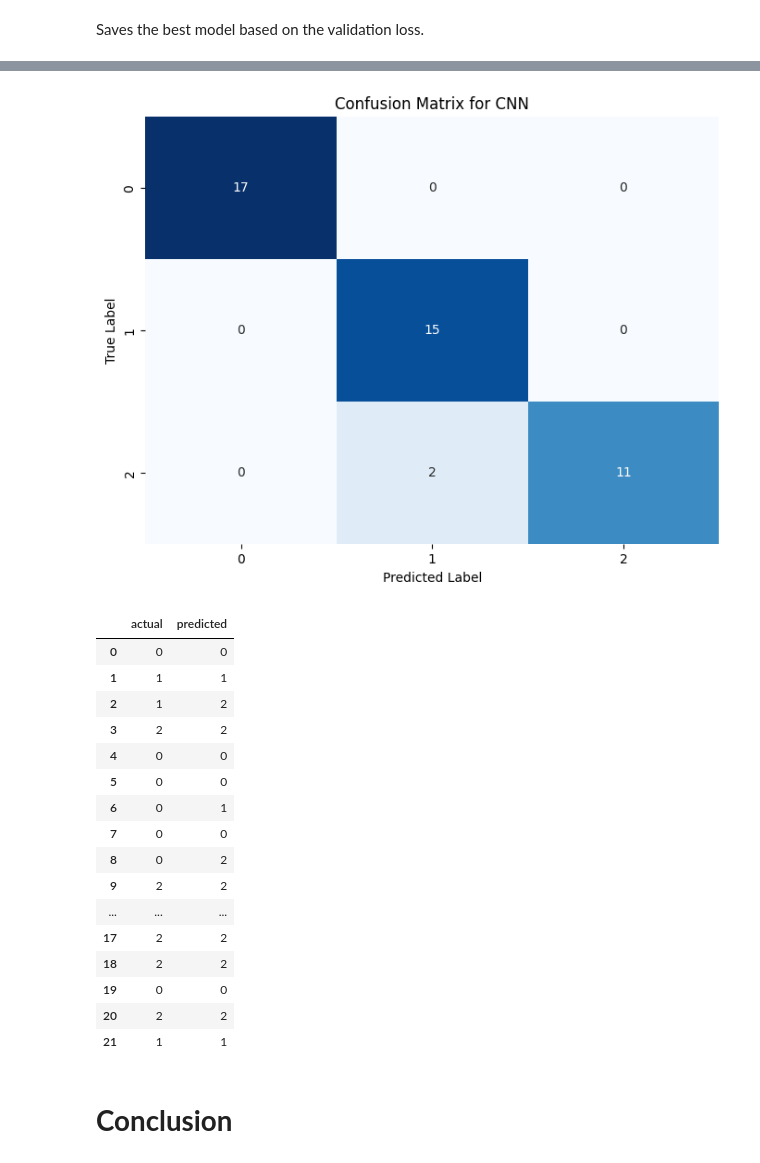
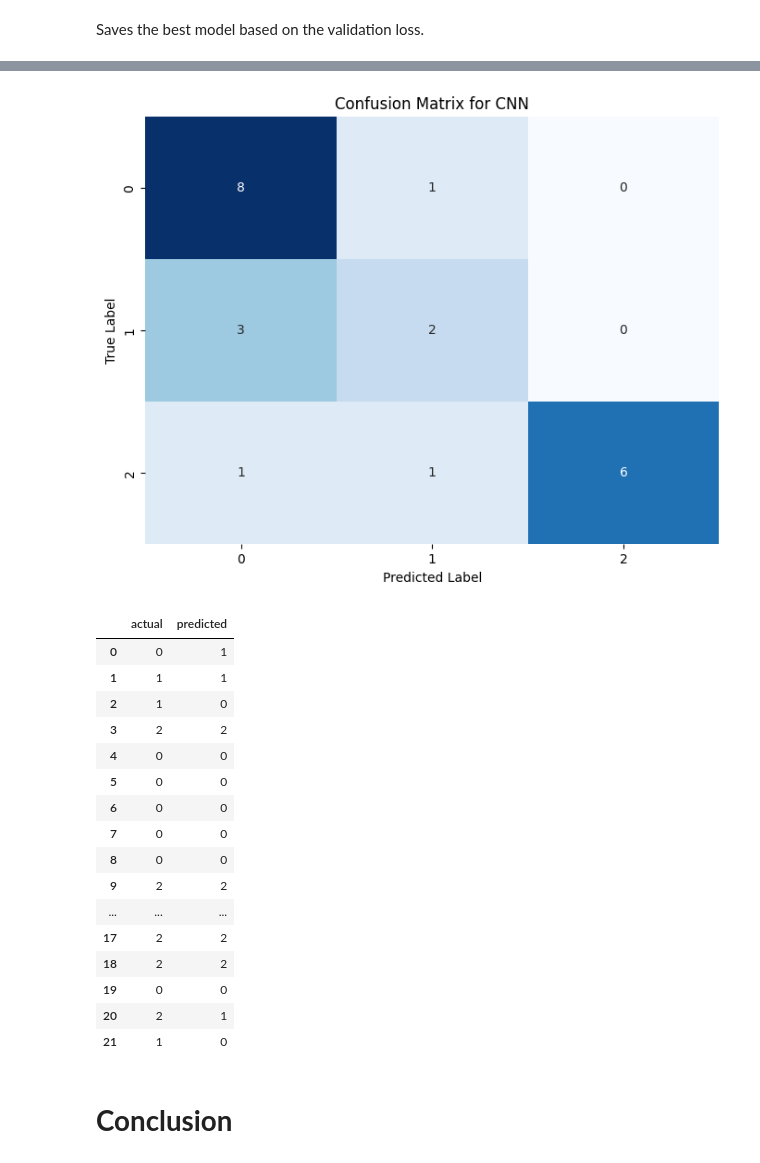
Before and after one commit to Enkhamgalan1230/CO559-ML-DL-Group-project, a Jupyter notebook: GroupProject_CO559.ipynb, the cells around one changed output, grey strips where cells are left out. Drawn from its saved outputs; the diff is of its cells as text; code cells hidden in the pictures.

```diff
--- a/GroupProject_CO559.ipynb
+++ b/GroupProject_CO559.ipynb
@@ -775,7 +777,7 @@ model = keras.Sequential([
     normalizer,
     mobile_net,
     Dropout(0.25),  # Adding dropout; adjust the rate as needed
-    Dense(num_label, activation='softmax', kernel_regularizer=l2(0.01))  # Adding L2 regularization
+    Dense(num_label, activation='softmax', kernel_regularizer=l2(0.001))  # Adding L2 regularization
 ])
 # %% [markdown]
 Compiles the model with the Adam optimizer and categorical crossentropy as the loss function, suitable for multi-class classification problems.
@@ -880,37 +881,37 @@ model.evaluate(X_test,y_test_cat)
 # %%
 # Creating the confusion matrix
 conf_matrix_CNN = confusion_matrix(y_test, prediction)
 
 # Plotting the confusion matrix
 plt.figure(figsize=(8, 6))
-sns.heatmap(conf_matrix_knn, annot=True, fmt='d', cmap='Blues', cbar=False)
+sns.heatmap(conf_matrix_CNN, annot=True, fmt='d', cmap='Blues', cbar=False)
 plt.title('Confusion Matrix for CNN')
 plt.xlabel('Predicted Label')
 plt.ylabel('True Label')
 plt.show()
 # %% [output]
-[figure, old version]
+[figure, new version]
 # %%
 df = pd.DataFrame({'actual': y_test, 'predicted': prediction})
 df
 # %% [output]
 |  | actual | predicted |
-| 0 | 0 | 0 |
+| 0 | 0 | 1 |
 | 1 | 1 | 1 |
-| 2 | 1 | 2 |
+| 2 | 1 | 0 |
 | 3 | 2 | 2 |
 | 4 | 0 | 0 |
 | 5 | 0 | 0 |
-| 6 | 0 | 1 |
+| 6 | 0 | 0 |
 | 7 | 0 | 0 |
-| 8 | 0 | 2 |
+| 8 | 0 | 0 |
 | 9 | 2 | 2 |
 | ... | ... | ... |
 | 17 | 2 | 2 |
 | 18 | 2 | 2 |
 | 19 | 0 | 0 |
-| 20 | 2 | 2 |
-| 21 | 1 | 1 |
+| 20 | 2 | 1 |
+| 21 | 1 | 0 |
 # %% [markdown]
 # **Conclusion**
 # %%
```
Also changed, not shown: parts of 37 cells of this notebook.
